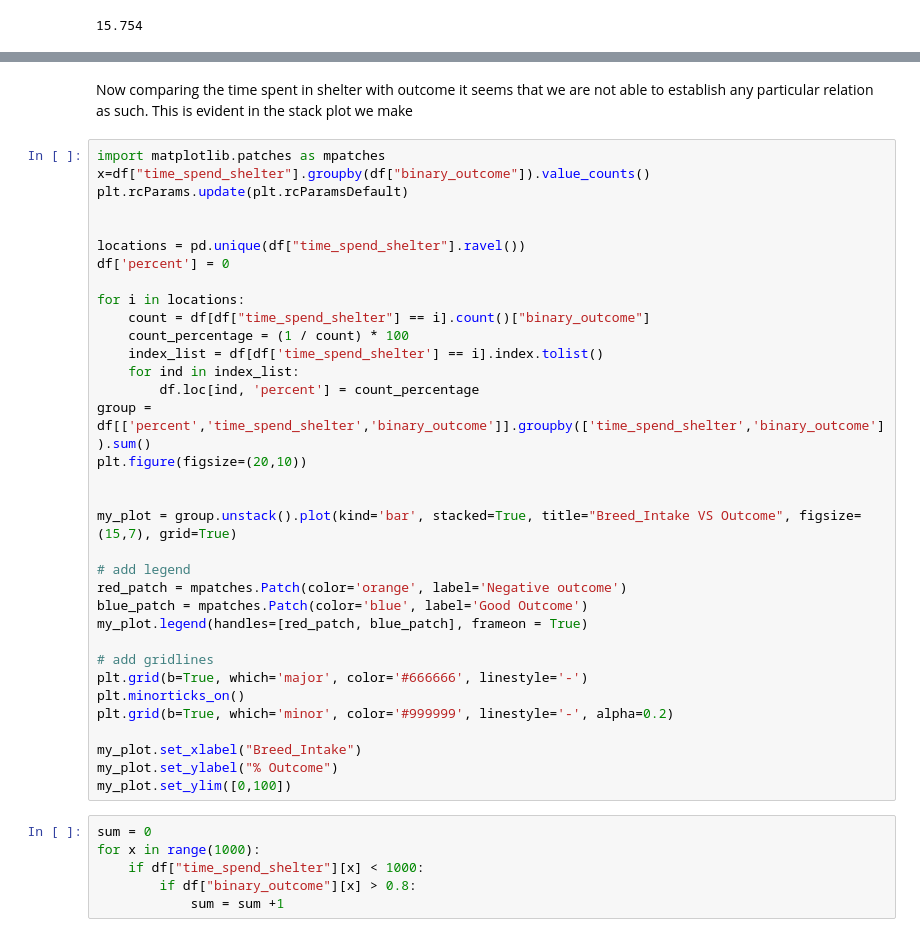
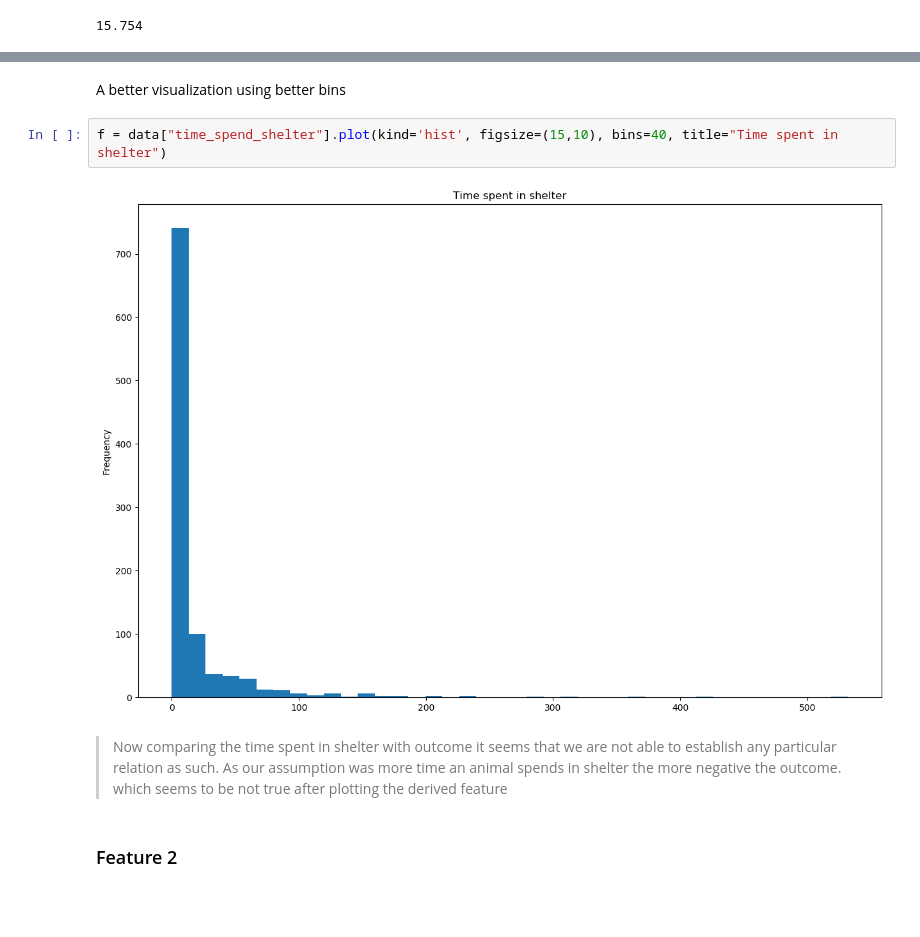
Before and after one commit to sachsom95/Animal-shelter-data-Exploratory-Analysis, a Jupyter notebook: Animal_shelter_data_analysis.ipynb, the cells around one changed output, grey strips where cells are left out. Cells and saved outputs as stored; diff of their text form; blank space fills up the shorter version.

```diff
--- a/Animal_shelter_data_analysis.ipynb
+++ b/Animal_shelter_data_analysis.ipynb
@@ -1266,42 +1288,10 @@ From this data its clear that most animals dont stay in shelter for more than th
+# %% [markdown]
+A better visualization using better bins
+# %%
+f = data["time_spend_shelter"].plot(kind='hist', figsize=(15,10), bins=40, title="Time spent in shelter")
+# %% [output]
+[figure, added]
 # %% [markdown]
-Now comparing the time spent in shelter with outcome it seems that we are not able to establish any particular relation as such. This is evident in the stack plot we make
+<blockquote>Now comparing the time spent in shelter with outcome it seems that we are not able to establish any particular relation as such. As our assumption was more time an animal spends in shelter the more negative the outcome. which seems to be not true after plotting the derived feature</blockquote>
-# %%
-import matplotlib.patches as mpatches
-x=df["time_spend_shelter"].groupby(df["binary_outcome"]).value_counts()
-plt.rcParams.update(plt.rcParamsDefault)
-
-
-locations = pd.unique(df["time_spend_shelter"].ravel())
-df['percent'] = 0
-
-for i in locations:
-    count = df[df["time_spend_shelter"] == i].count()["binary_outcome"]
-    count_percentage = (1 / count) * 100
-    index_list = df[df['time_spend_shelter'] == i].index.tolist()
-    for ind in index_list:
-        df.loc[ind, 'percent'] = count_percentage
-group = df[['percent','time_spend_shelter','binary_outcome']].groupby(['time_spend_shelter','binary_outcome']).sum()
-plt.figure(figsize=(20,10))
-
-
-my_plot = group.unstack().plot(kind='bar', stacked=True, title="Breed_Intake VS Outcome", figsize=(15,7), grid=True)
-
-# add legend
-red_patch = mpatches.Patch(color='orange', label='Negative outcome')
-blue_patch = mpatches.Patch(color='blue', label='Good Outcome')
-my_plot.legend(handles=[red_patch, blue_patch], frameon = True)
-
-# add gridlines
-plt.grid(b=True, which='major', color='#666666', linestyle='-')
-plt.minorticks_on()
-plt.grid(b=True, which='minor', color='#999999', linestyle='-', alpha=0.2)
-
-my_plot.set_xlabel("Breed_Intake")
-my_plot.set_ylabel("% Outcome")
-my_plot.set_ylim([0,100])
-# %%
-sum = 0
-for x in range(1000):
-    if df["time_spend_shelter"][x] < 1000:
-        if df["binary_outcome"][x] > 0.8:
-            sum = sum +1
+# %% [markdown]
+<h3> Feature 2 </h3>
```
Also changed, not shown: parts of 44 cells of this notebook.
